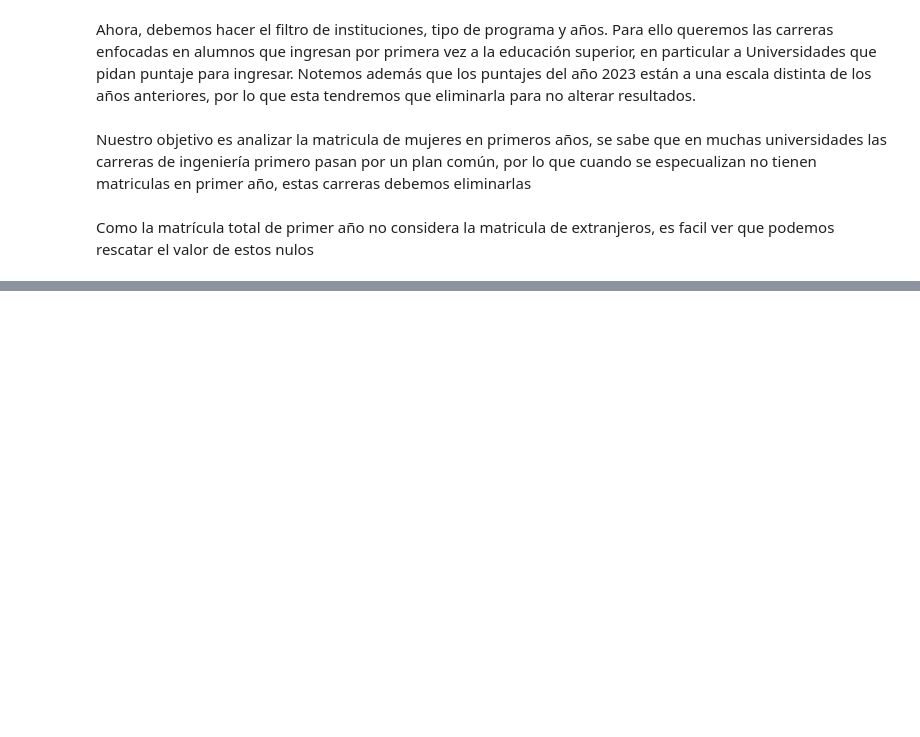
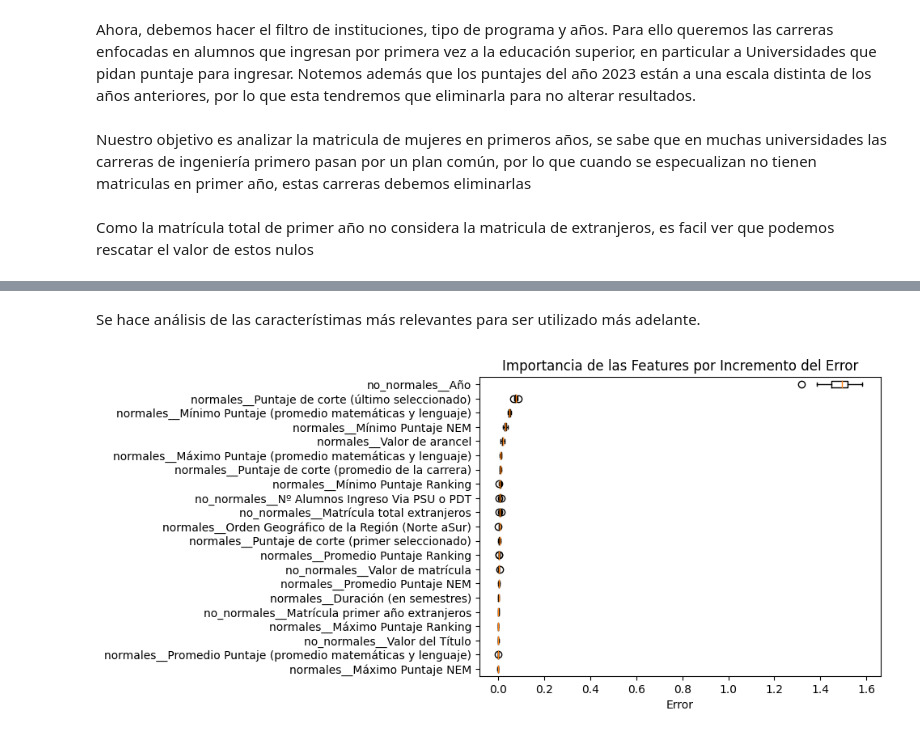
Before and after one commit to pabloskewes/proyecto-mineria-de-datos, a Jupyter notebook: hito3/informe.ipynb, the cells around one changed output, grey strips where cells are left out. Cells and saved outputs as stored; diff of their text form; code cells hidden in the pictures; blank space fills up the shorter version.

```diff
--- a/hito3/informe.ipynb
+++ b/hito3/informe.ipynb
@@ -534,0 +749,10 @@ ing_fin = ing_fin.astype({'Año': 'int64',
+# %%
+
+normal= ['Orden Geográfico de la Región (Norte aSur)','Duración (en semestres)', 'Máximo Puntaje (promedio matemáticas y lenguaje)','Promedio Puntaje (promedio matemáticas y lenguaje)',
+         'Mínimo Puntaje (promedio matemáticas y lenguaje)',
+       'Puntaje de corte (primer seleccionado)',
+       'Puntaje de corte (promedio de la carrera)',
+       'Puntaje de corte (último seleccionado)', 'Máximo Puntaje NEM',
+       'Promedio Puntaje NEM', 'Mínimo Puntaje NEM', 'Máximo Puntaje Ranking',
+       'Mínimo Puntaje Ranking', 'Valor de arancel','Promedio Puntaje Ranking']
+no_normal= ['Año', 'Valor de matrícula','Valor del Título', 'Matrícula primer año extranjeros','Matrícula total extranjeros','Nº Alumnos Ingreso Via PSU o PDT']
@@ -534,0 +771,16 @@ ing_fin = ing_fin.astype({'Año': 'int64',
+# %%
+# Se crea el ColumnTransformer
+preprocessor = ColumnTransformer([
+        ('normales', StandardScaler(), normal),
+        ('no_normales', MinMaxScaler(), no_normal)],
+    remainder='passthrough'
+    )
+
+#Se crea Pipeline
+pipeline = Pipeline(
+    steps =[
+       ("preprocessor",preprocessor) ,
+       ("LR",LinearRegression())
+    ])
+
+pipeline.fit(X_train, y_train)
@@ -534,0 +805,17 @@ ing_fin = ing_fin.astype({'Año': 'int64',
+# %% [markdown]
+Se hace análisis de las característimas más relevantes para ser utilizado más adelante.
+# %%
+from sklearn.inspection import permutation_importance
+
+result = permutation_importance(pipeline, X_test, y_test, n_repeats=30, random_state=42)
+perm_sorted_idx = result.importances_mean.argsort()
+plt.boxplot(
+    result.importances[perm_sorted_idx].T,
+    vert=False,
+    labels=np.array(list(preprocessor.get_feature_names_out()))[perm_sorted_idx],
+)
+plt.title("Importancia de las Features por Incremento del Error")
+plt.xlabel('Error')
+plt.show()
+# %% [output]
+[figure, added]
```
Also changed, not shown: parts of 40 cells of this notebook, 6 other files.
